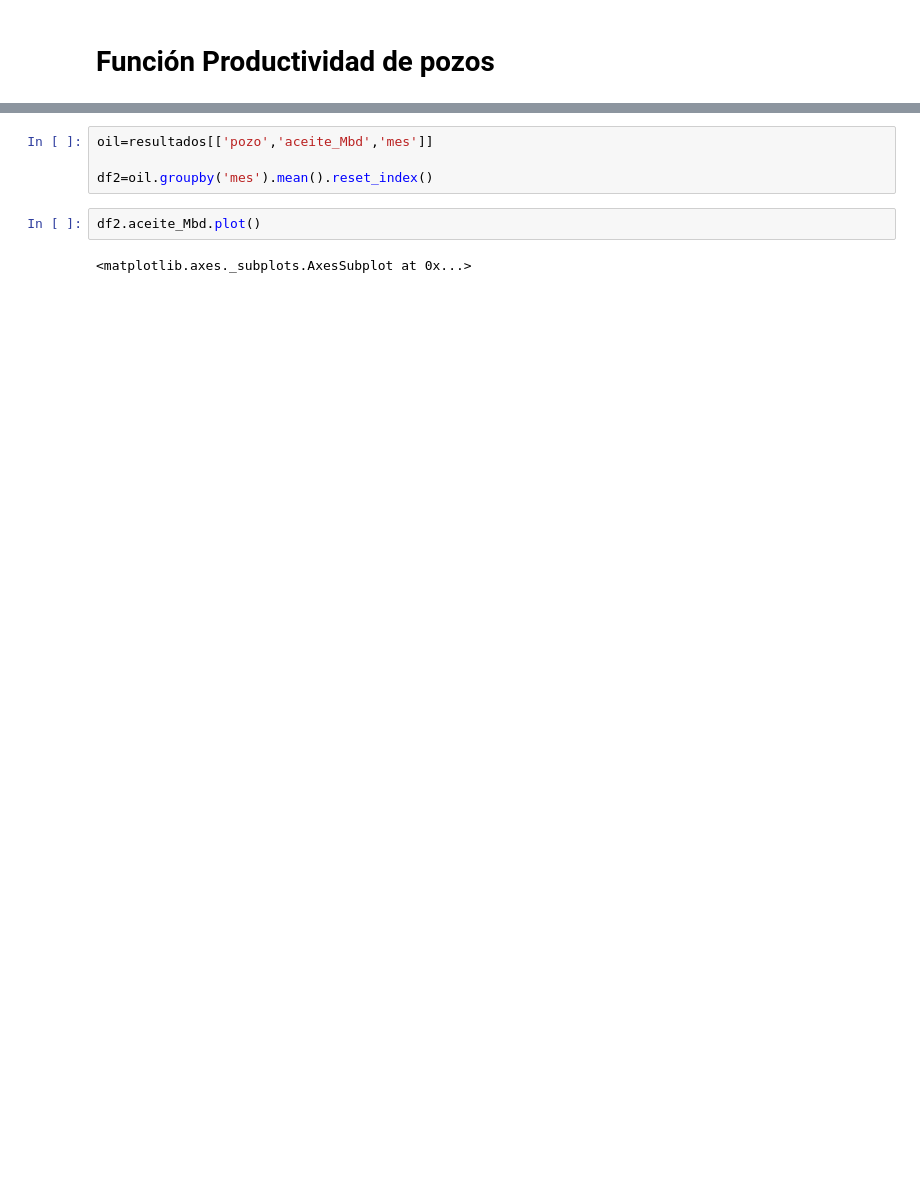
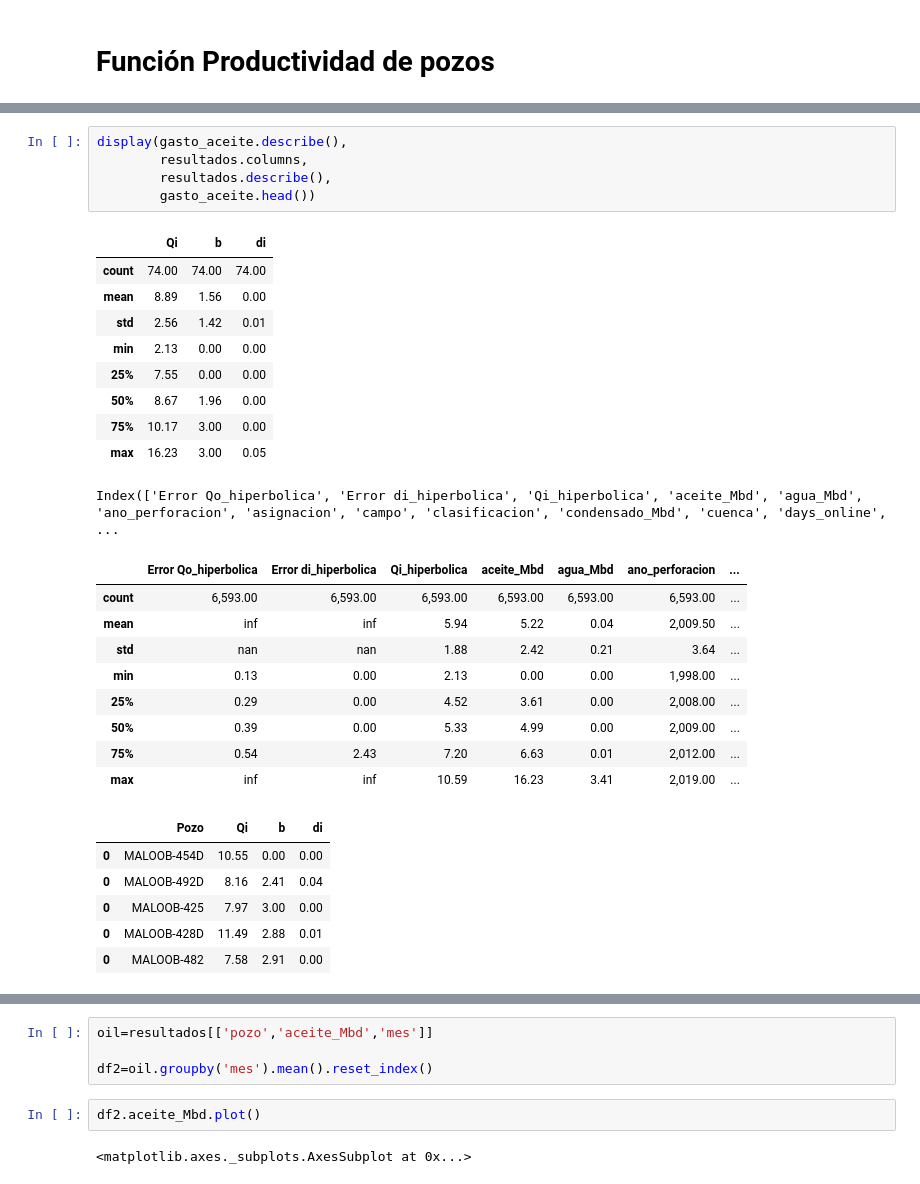
Before and after one commit to eliasft/projects, a Jupyter notebook: productividad_final.ipynb, the cells around one changed output, grey strips where cells are left out. Saved outputs shown, nothing was run; the diff lists cells and outputs as text; blank space fills up the shorter version.

```diff
--- a/productividad_final.ipynb
+++ b/productividad_final.ipynb
@@ -404,3 +464,34 @@ Name: aceite_Mbd, dtype: float64
+# %%
+display(gasto_aceite.describe(),
+        resultados.columns,
+        resultados.describe(),
+        gasto_aceite.head())
+# %% [output]
+|  | Qi | b | di |
+| count | 74.00 | 74.00 | 74.00 |
+| mean | 8.89 | 1.56 | 0.00 |
+| std | 2.56 | 1.42 | 0.01 |
+| min | 2.13 | 0.00 | 0.00 |
+| 25% | 7.55 | 0.00 | 0.00 |
+| 50% | 8.67 | 1.96 | 0.00 |
+| 75% | 10.17 | 3.00 | 0.00 |
+| max | 16.23 | 3.00 | 0.05 |
+Index(['Error Qo_hiperbolica', 'Error di_hiperbolica', 'Qi_hiperbolica', 'aceite_Mbd', 'agua_Mbd', 'ano_perforacion', 'asignacion', 'campo', 'clasificacion', 'condensado_Mbd', 'cuenca', 'days_online', ...
+|  | Error Qo_hiperbolica | Error di_hiperbolica | Qi_hiperbolica | aceite_Mbd | agua_Mbd | ano_perforacion | ... |
+| count | 6,593.00 | 6,593.00 | 6,593.00 | 6,593.00 | 6,593.00 | 6,593.00 | ... |
+| mean | inf | inf | 5.94 | 5.22 | 0.04 | 2,009.50 | ... |
+| std | nan | nan | 1.88 | 2.42 | 0.21 | 3.64 | ... |
+| min | 0.13 | 0.00 | 2.13 | 0.00 | 0.00 | 1,998.00 | ... |
+| 25% | 0.29 | 0.00 | 4.52 | 3.61 | 0.00 | 2,008.00 | ... |
+| 50% | 0.39 | 0.00 | 5.33 | 4.99 | 0.00 | 2,009.00 | ... |
+| 75% | 0.54 | 2.43 | 7.20 | 6.63 | 0.01 | 2,012.00 | ... |
+| max | inf | inf | 10.59 | 16.23 | 3.41 | 2,019.00 | ... |
+|  | Pozo | Qi | b | di |
+| 0 | MALOOB-454D | 10.55 | 0.00 | 0.00 |
+| 0 | MALOOB-492D | 8.16 | 2.41 | 0.04 |
+| 0 | MALOOB-425 | 7.97 | 3.00 | 0.00 |
+| 0 | MALOOB-428D | 11.49 | 2.88 | 0.01 |
+| 0 | MALOOB-482 | 7.58 | 2.91 | 0.00 |
 # %%
 q10=gasto_aceite.Qi.quantile(.1)
 q50=gasto_aceite.Qi.quantile(.5)
```
Also changed, not shown: parts of 10 cells of this notebook, 3 other files.
